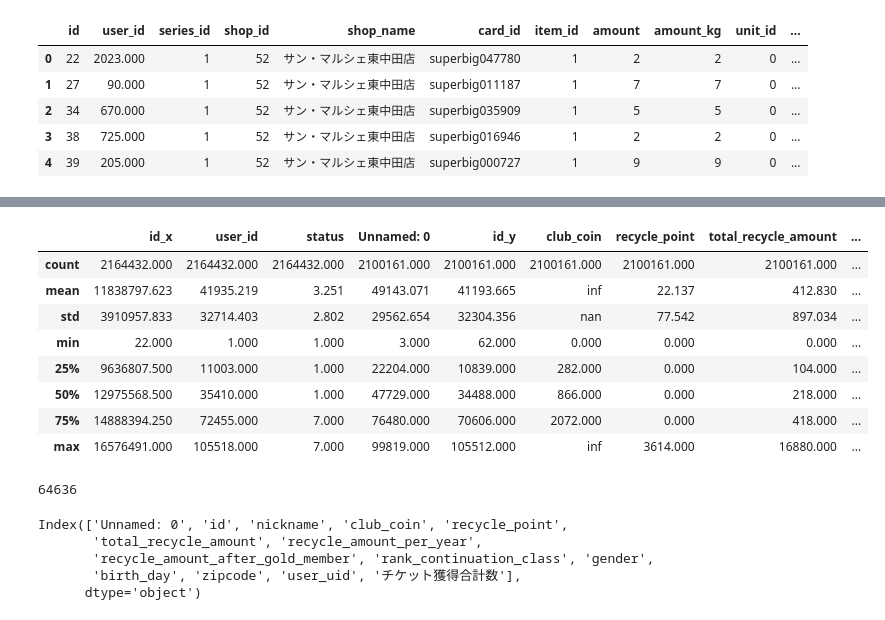
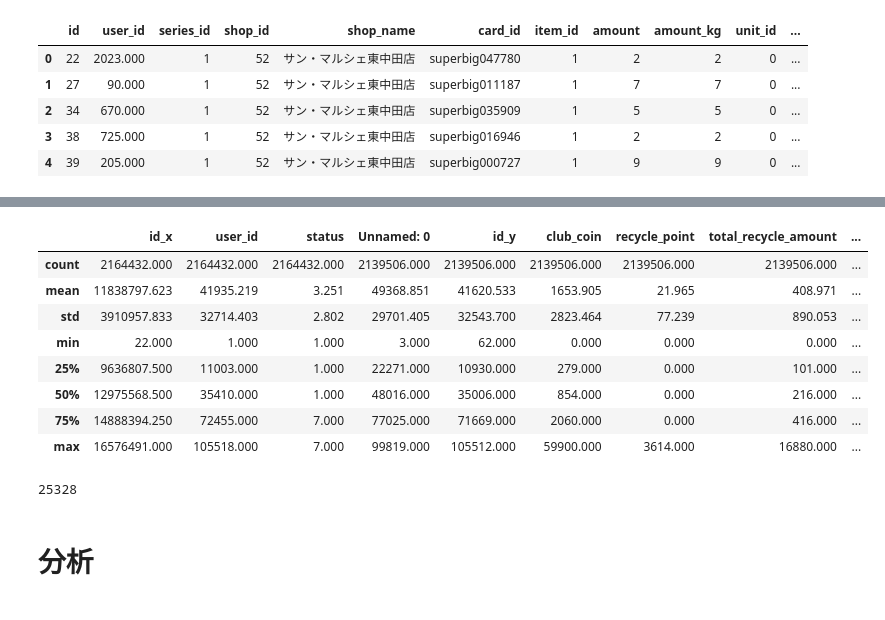
Before and after one commit to Naoya-Yasuda/MANABI_DX_QUEST_2023_PrePoC, a Jupyter notebook: notebook/visualization_point_history.ipynb, the cells around one changed output, grey strips where cells are left out. Cells and saved outputs as stored; diff of their text form; code cells hidden in the pictures.

```diff
--- a/notebook/visualization_point_history.ipynb
+++ b/notebook/visualization_point_history.ipynb
@@ -37,48 +37,46 @@ df_point_history.head()
 | 2 | 34 | 670.000 | 1 | 52 | サン・マルシェ東中田店 | superbig035909 | 1 | 5 | 5 | 0 | ... |
 | 3 | 38 | 725.000 | 1 | 52 | サン・マルシェ東中田店 | superbig016946 | 1 | 2 | 2 | 0 | ... |
 | 4 | 39 | 205.000 | 1 | 52 | サン・マルシェ東中田店 | superbig000727 | 1 | 9 | 9 | 0 | ... |
+# %%
+# user_info とidを紐づけ（試し）
+file_path_user_info = 'data/input/user_info_cleansing.csv'  # ファイルパスを適切に設定してください
+df_user_info = pd.read_csv(file_path_user_info)
 # %%
 # merge (左内部結合)
-df_merge_point = pd.merge(df_point_history, df_user_info, left_on='user_id', right_on='id', how='left')
+df_merge = pd.merge(df_point_history, df_user_info, left_on='user_id', right_on='id', how='left')
 # %%
-display(df_merge_point.head(100))
-display(df_merge_point.describe())
+display(df_merge.head(100))
+display(df_merge.describe())
 #print(len(df_merge["user_uid"].unique()))
 #print(df_merge.info(verbose=True, show_counts=True))
-print(df_merge_point['nickname'].isna().sum())
+print(df_merge['nickname'].isna().sum())
 # %% [output]
 |  | id_x | user_id | series_id | shop_id | shop_name | card_id | item_id | amount | amount_kg | unit_id | ... |
 | 0 | 22 | 2023.000 | 1 | 52 | サン・マルシェ東中田店 | superbig047780 | 1 | 2 | 2 | 0 | ... |
 | 1 | 27 | 90.000 | 1 | 52 | サン・マルシェ東中田店 | superbig011187 | 1 | 7 | 7 | 0 | ... |
 | 2 | 34 | 670.000 | 1 | 52 | サン・マルシェ東中田店 | superbig035909 | 1 | 5 | 5 | 0 | ... |
 | 3 | 38 | 725.000 | 1 | 52 | サン・マルシェ東中田店 | superbig016946 | 1 | 2 | 2 | 0 | ... |
 | 4 | 39 | 205.000 | 1 | 52 | サン・マルシェ東中田店 | superbig000727 | 1 | 9 | 9 | 0 | ... |
 | 5 | 43 | 205.000 | 1 | 52 | サン・マルシェ東中田店 | superbig000727 | 1 | 7 | 7 | 0 | ... |
 | 6 | 60 | 539.000 | 1 | 52 | サン・マルシェ東中田店 | superbig053591 | 1 | 25 | 25 | 0 | ... |
 | 7 | 61 | 162.000 | 1 | 52 | サン・マルシェ東中田店 | superbig013909 | 1 | 8 | 8 | 0 | ... |
 | 8 | 82 | 158.000 | 1 | 52 | サン・マルシェ東中田店 | superbig034486 | 1 | 14 | 14 | 0 | ... |
 | 9 | 94 | 230.000 | 1 | 52 | サン・マルシェ東中田店 | superbig036861 | 1 | 10 | 10 | 0 | ... |
 | ... | ... | ... | ... | ... | ... | ... | ... | ... | ... | ... | ... |
 | 95 | 475793 | 1844.000 | 1 | 52 | サン・マルシェ東中田店 | superbig035264 | 1 | 8.8500003815 | 8.85000038 | 0 | ... |
 | 96 | 475824 | 97.000 | 1 | 53 | フレッシュフードモリヤ落合店 | superbig051899 | 1 | 5.9000000954 | 5.9000001 | 0 | ... |
 | 97 | 475836 | 240.000 | 1 | 54 | フレッシュフードモリヤ村田店 | superbig017312 | 1 | 8.1000003815 | 8.10000038 | 0 | ... |
 | 98 | 475851 | 87.000 | 1 | 55 | サンマリ沖野店 | superbig036604 | 1 | 25.25 | 25.25 | 0 | ... |
 | 99 | 475852 | 87.000 | 1 | 55 | サンマリ沖野店 | superbig036604 | 1 | N | 0 | 0 | ... |
 |  | id_x | user_id | status | Unnamed: 0 | id_y | club_coin | recycle_point | total_recycle_amount | ... |
-| count | 2164432.000 | 2164432.000 | 2164432.000 | 2100161.000 | 2100161.000 | 2100161.000 | 2100161.000 | 2100161.000 | ... |
-| mean | 11838797.623 | 41935.219 | 3.251 | 49143.071 | 41193.665 | inf | 22.137 | 412.830 | ... |
-| std | 3910957.833 | 32714.403 | 2.802 | 29562.654 | 32304.356 | nan | 77.542 | 897.034 | ... |
+| count | 2164432.000 | 2164432.000 | 2164432.000 | 2139506.000 | 2139506.000 | 2139506.000 | 2139506.000 | 2139506.000 | ... |
+| mean | 11838797.623 | 41935.219 | 3.251 | 49368.851 | 41620.533 | 1653.905 | 21.965 | 408.971 | ... |
+| std | 3910957.833 | 32714.403 | 2.802 | 29701.405 | 32543.700 | 2823.464 | 77.239 | 890.053 | ... |
 | min | 22.000 | 1.000 | 1.000 | 3.000 | 62.000 | 0.000 | 0.000 | 0.000 | ... |
-| 25% | 9636807.500 | 11003.000 | 1.000 | 22204.000 | 10839.000 | 282.000 | 0.000 | 104.000 | ... |
-| 50% | 12975568.500 | 35410.000 | 1.000 | 47729.000 | 34488.000 | 866.000 | 0.000 | 218.000 | ... |
-| 75% | 14888394.250 | 72455.000 | 7.000 | 76480.000 | 70606.000 | 2072.000 | 0.000 | 418.000 | ... |
-| max | 16576491.000 | 105518.000 | 7.000 | 99819.000 | 105512.000 | inf | 3614.000 | 16880.000 | ... |
+| 25% | 9636807.500 | 11003.000 | 1.000 | 22271.000 | 10930.000 | 279.000 | 0.000 | 101.000 | ... |
+| 50% | 12975568.500 | 35410.000 | 1.000 | 48016.000 | 35006.000 | 854.000 | 0.000 | 216.000 | ... |
+| 75% | 14888394.250 | 72455.000 | 7.000 | 77025.000 | 71669.000 | 2060.000 | 0.000 | 416.000 | ... |
+| max | 16576491.000 | 105518.000 | 7.000 | 99819.000 | 105512.000 | 59900.000 | 3614.000 | 16880.000 | ... |
-64636
+25328
-# %%
-df_user_info.columns
-# %% [output]
-Index(['Unnamed: 0', 'id', 'nickname', 'club_coin', 'recycle_point',
-       'total_recycle_amount', 'recycle_amount_per_year',
-       'recycle_amount_after_gold_member', 'rank_continuation_class', 'gender',
-       'birth_day', 'zipcode', 'user_uid', 'チケット獲得合計数'],
-      dtype='object')
+# %% [markdown]
+# 分析
```
Also changed, not shown: parts of 2 cells of this notebook.
